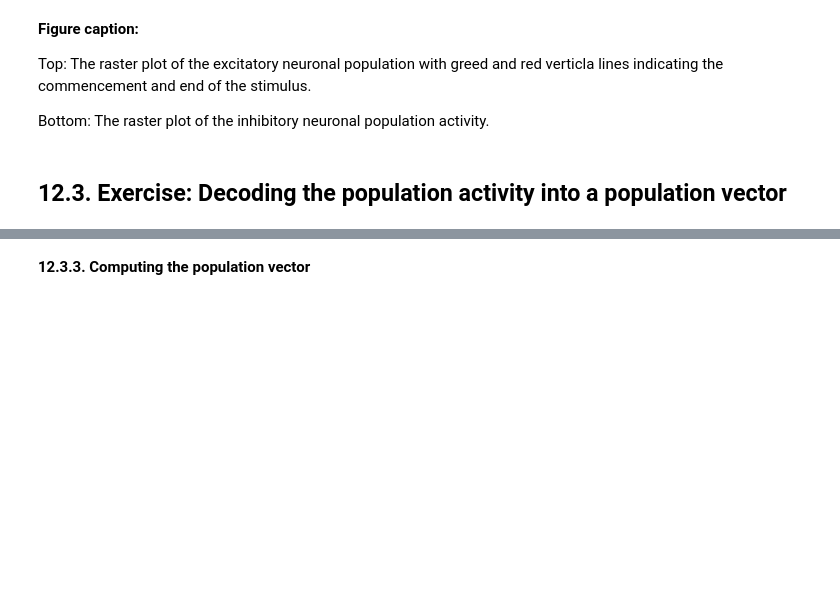
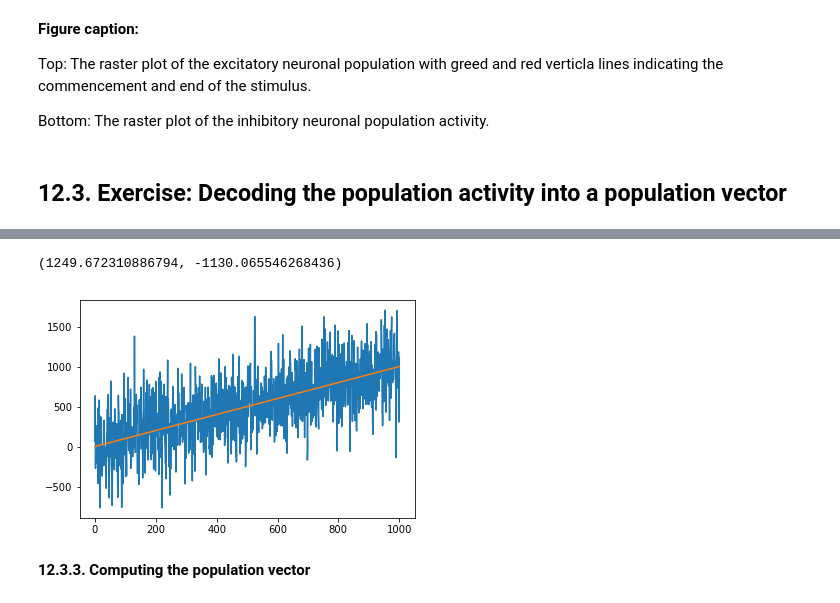
Before and after one commit to johnpi/Pisokas_Hennig_2022_Attractor_Based_Memory_old, a Jupyter notebook: line-attractor-spiking-neurodynexlib.ipynb, the cells around one changed output, grey strips where cells are left out. Drawn from its saved outputs; the diff is of its cells as text; code cells hidden in the pictures; blank space fills up the shorter version.

```diff
--- a/line-attractor-spiking-neurodynexlib.ipynb
+++ b/line-attractor-spiking-neurodynexlib.ipynb
@@ -373,12 +251,14 @@ def add_gaussian_white_noise_by_variance(data, variance):
     noisy_data = data + noise
     return noisy_data
 
-def add_gaussian_white_noise_by_magnitude(data, noise_magnitude):
+def add_gaussian_white_noise_by_magnitude(data, noise_portion):
     """
-        Adds Additive Gaussian White Noise to the given data.
-        data : an numpy array with the data to noisify.
+        Adds Additive Gaussian White Noise to the given data. Assumes that the data in the
+        array 'data' are representative of the possible values in the population for
+        calculating the power of the signal.
+        data            : an numpy array with the data to noisify.
         noise_magnitude : the amount of noise to add. Let that be a portion of noise in (0,1)
-        Returns : the data with added noise.
+        Returns         : the data with added noise.
     """
     signal_amplitude = np.max(np.max(data)) # - np.min(np.min(data))
     signal_power = signal_amplitude ** 2
@@ -386,17 +266,29 @@ def add_gaussian_white_noise_by_magnitude(data, noise_magnitude):
 
     signal_av_power = np.mean(signal_power)
     signal_av_power_dB = 10. * log10(signal_av_power)
-    target_noise_av_power = noise_magnitude * signal_av_power
+    target_noise_av_power = noise_portion * signal_av_power
     target_SNR = signal_av_power / target_noise_av_power
     target_SNR_dB = 10. * log10(target_SNR)
 
     noise_av_dB = signal_av_power_dB - target_SNR_dB
     noise_av_power = 10. ** (noise_av_dB / 10.)
 
-    variance = np.sqrt(noise_av_power)
+    variance = noise_av_power
 
     noisy_data = add_gaussian_white_noise_by_variance(data, variance)
     return noisy_data
+# %%
+signal = np.linspace(0, 1000, 1001)
+noise_portion = 0.1
+noisy_signal = add_gaussian_white_noise_by_magnitude(signal, noise_portion)
+
+plt.plot(noisy_signal)
+plt.plot(signal)
+
+np.max(noisy_signal - signal), np.min(noisy_signal - signal)
+# %% [output]
+(1249.672310886794, -1130.065546268436)
+[figure, added]
 # %% [markdown]
 **12.3.3. Computing the population vector**
 # %%
```
Also changed, not shown: parts of 13 cells of this notebook, 2 other files.
